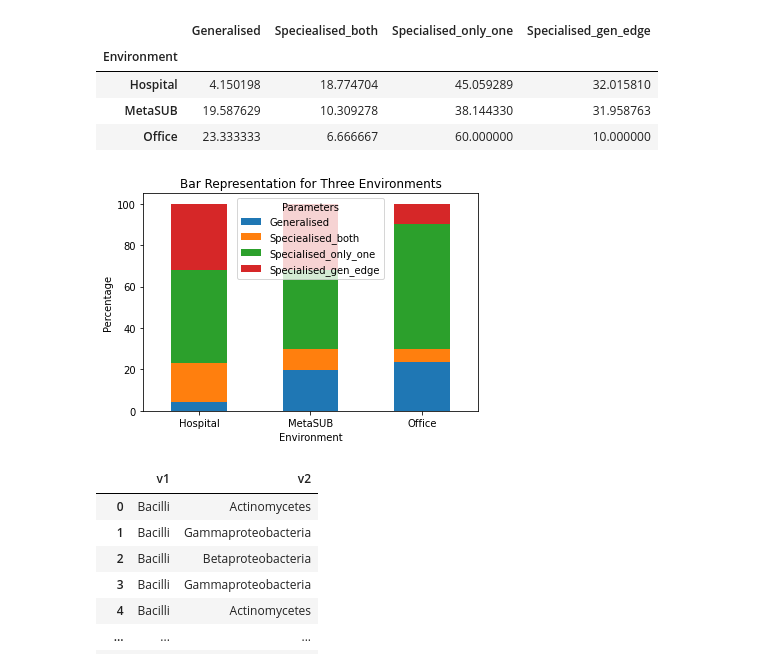
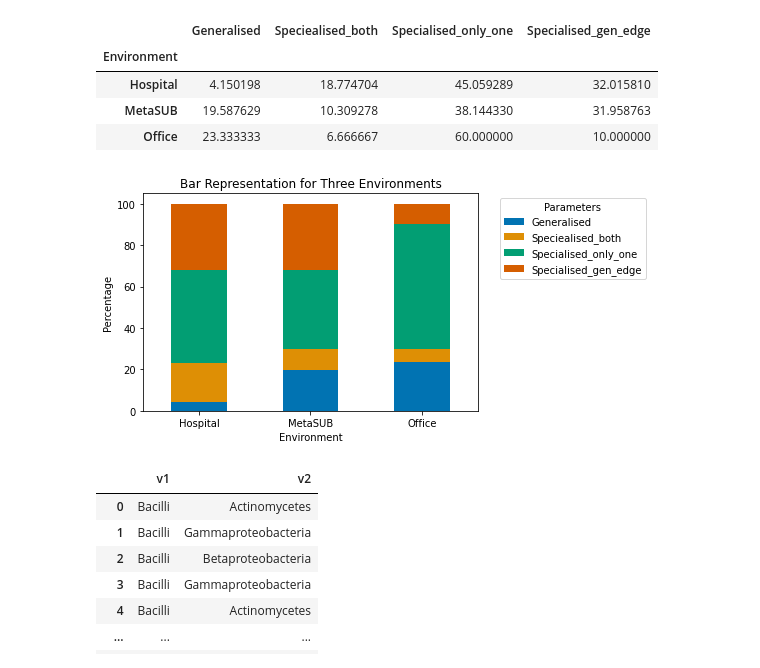
Before and after one commit to RamanLab/Hospital_Microbiome, a Jupyter notebook: Network.ipynb, the cells around one changed output. Drawn from its saved outputs; the diff is of its cells as text; code cells hidden in the pictures.

Commit message:
Updated network details

```diff
--- a/Network.ipynb
+++ b/Network.ipynb
@@ -170,16 +172,20 @@ edge_details_per
 | MetaSUB | 19.587629 | 10.309278 | 38.144330 | 31.958763 |
 | Office | 23.333333 | 6.666667 | 60.000000 | 10.000000 |
 # %%
-edge_details_per.plot(kind='bar', stacked=True)
+# Providing color palette for the plot
+palette = sns.color_palette("colorblind")
+
+# Plot the bar graph
+edge_details_per.plot(kind='bar', stacked=True, color=palette)
 plt.title('Bar Representation for Three Environments')
 plt.xlabel('Environment')
 plt.ylabel('Percentage')
 plt.xticks(rotation=0)
-plt.legend(title='Parameters')
-plt.savefig(figure_path + 'Fig_3E.svg', format='svg')
+plt.legend(title='Parameters', bbox_to_anchor=(1.05, 1), loc='upper left')
+plt.savefig(figure_path + 'Fig_3E.svg', format='svg', bbox_inches='tight')
 plt.show()
 # %% [output]
-[figure, old version]
+[figure, new version]
 # %%
 # Fetching the interactions in the genus level
 genus_edge = {environment: edges[environment][['v1', 'v2']].apply(lambda x: x.str.split().str[0]) for environment in environments}
```
Also changed, not shown: parts of 2 cells of this notebook.
